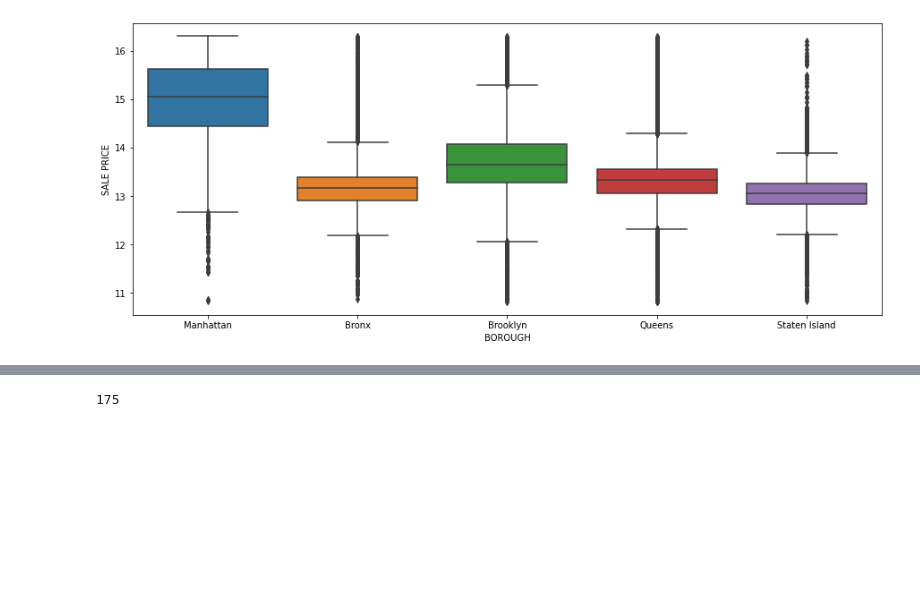
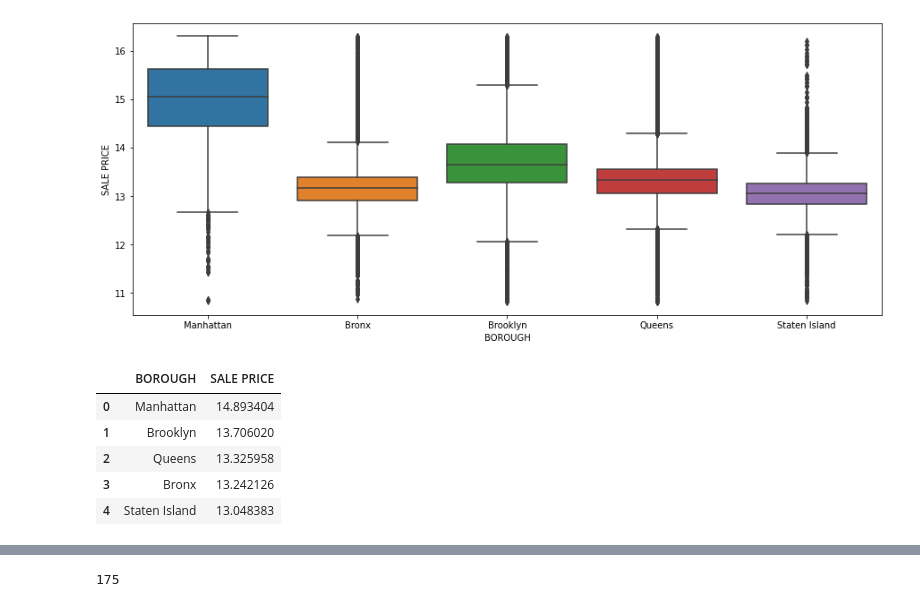
Before and after one commit to neveram/NYC-Housing-Price-Prediction, a Jupyter notebook: NYC Housing Price Prediction.ipynb, the cells around one changed output, grey strips where cells are left out. Cells and saved outputs as stored; diff of their text form; code cells hidden in the pictures; blank space fills up the shorter version.

```diff
--- a/NYC Housing Price Prediction.ipynb
+++ b/NYC Housing Price Prediction.ipynb
@@ -461,3 +461,14 @@ sns.boxplot(x=df['BOROUGH'].astype('category'), y = df['SALE PRICE'], data=pd.me
 plt.show()
 # %% [output]
 [figure]
+# %%
+# Calculating Average Sales Price for Each Borough
+df_bar = df[['BOROUGH','SALE PRICE']].groupby(by='BOROUGH').mean().sort_values(by='SALE PRICE',ascending=False).reset_index()
+df_bar
+# %% [output]
+|  | BOROUGH | SALE PRICE |
+| 0 | Manhattan | 14.893404 |
+| 1 | Brooklyn | 13.706020 |
+| 2 | Queens | 13.325958 |
+| 3 | Bronx | 13.242126 |
+| 4 | Staten Island | 13.048383 |
```
Also changed, not shown: parts of 4 cells of this notebook.
